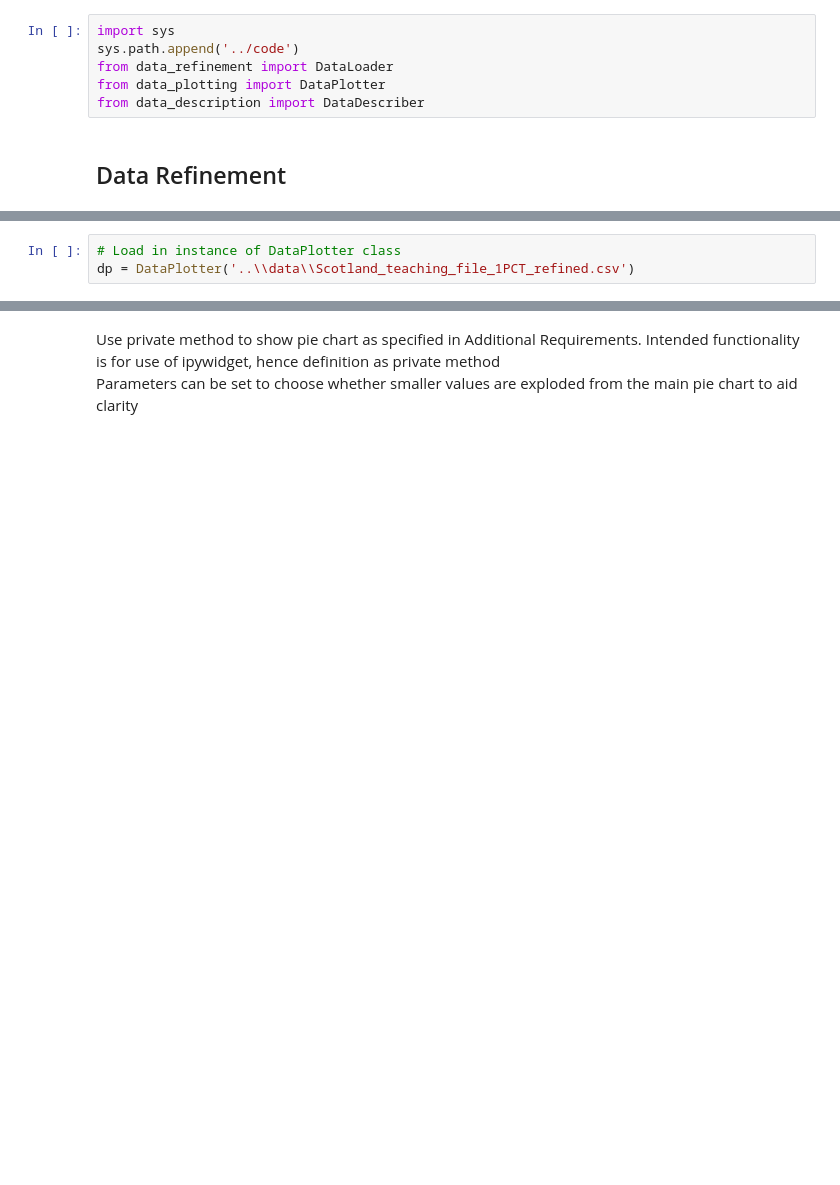
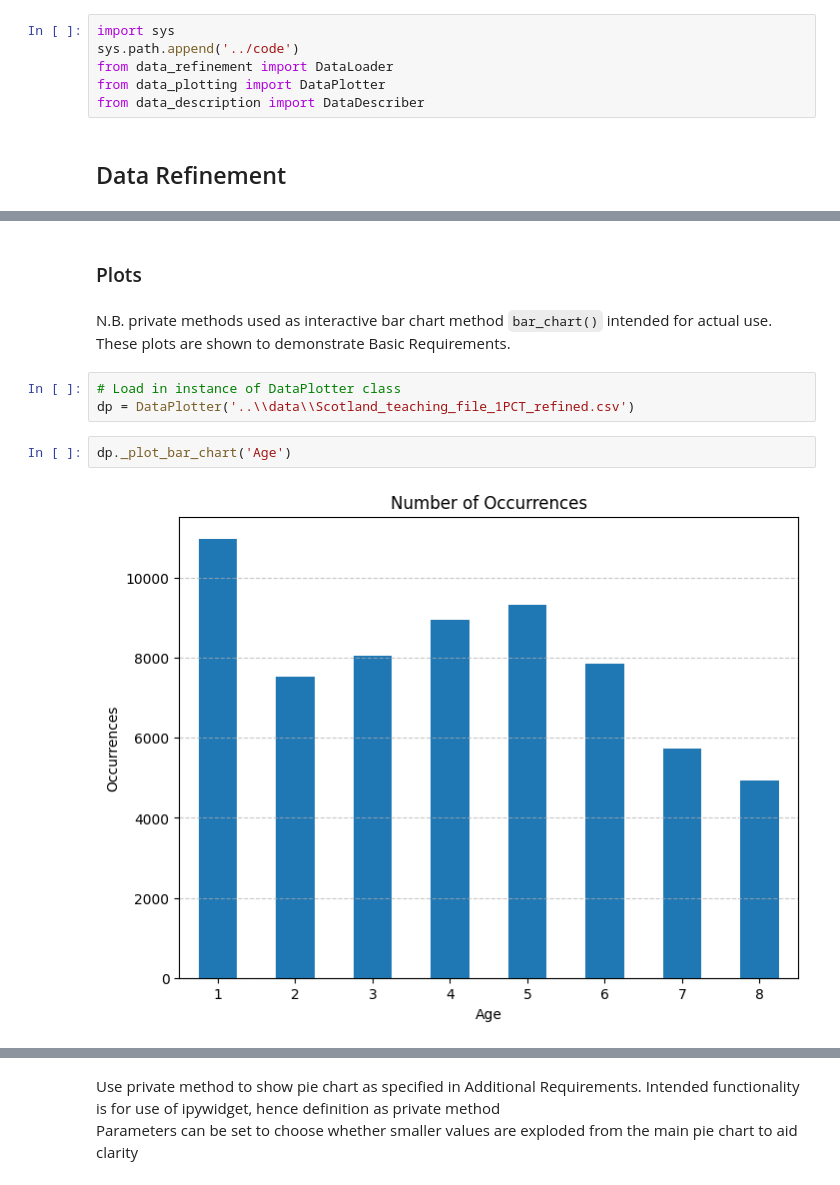
Before and after one commit to TMitchell3563/PFDAAV, a Jupyter notebook: notebooks/Assignment.ipynb, the cells around one changed output, grey strips where cells are left out. Saved outputs shown, nothing was run; the diff lists cells and outputs as text; blank space fills up the shorter version.

```diff
--- a/notebooks/Assignment.ipynb
+++ b/notebooks/Assignment.ipynb
@@ -41,3 +109,11 @@ Saving refined data
+# %% [markdown]
+### Plots
+# %% [markdown]
+N.B. private methods used as interactive bar chart method `bar_chart()` intended for actual use. These plots are shown to demonstrate Basic Requirements.
 # %%
 # Load in instance of DataPlotter class
 dp = DataPlotter('..\\data\\Scotland_teaching_file_1PCT_refined.csv')
+# %%
+dp._plot_bar_chart('Age')
+# %% [output]
+[figure, added]
```
Also changed, not shown: parts of 22 cells of this notebook, 6 other files.
